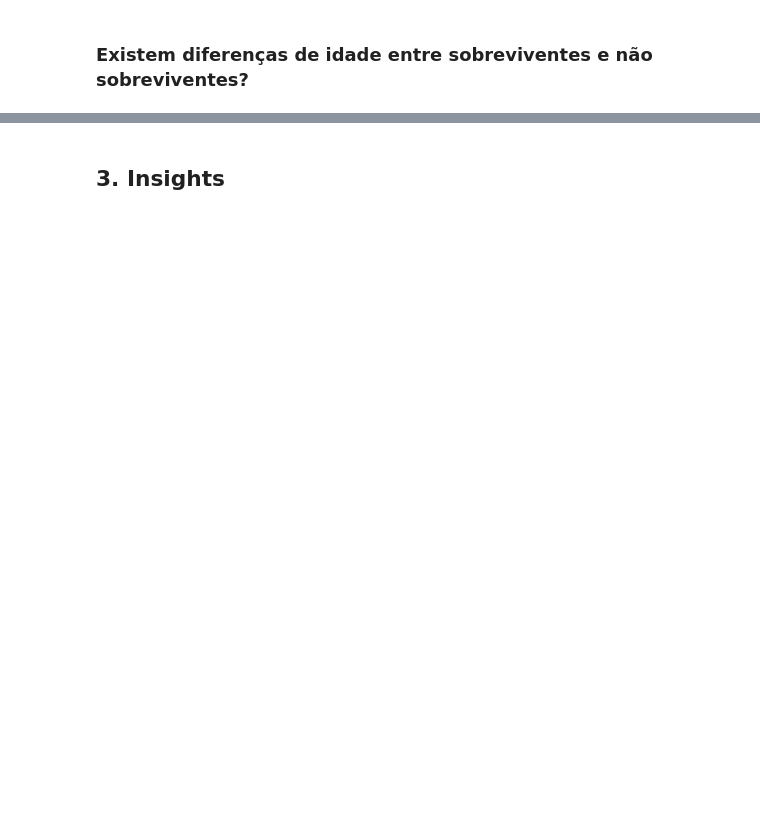
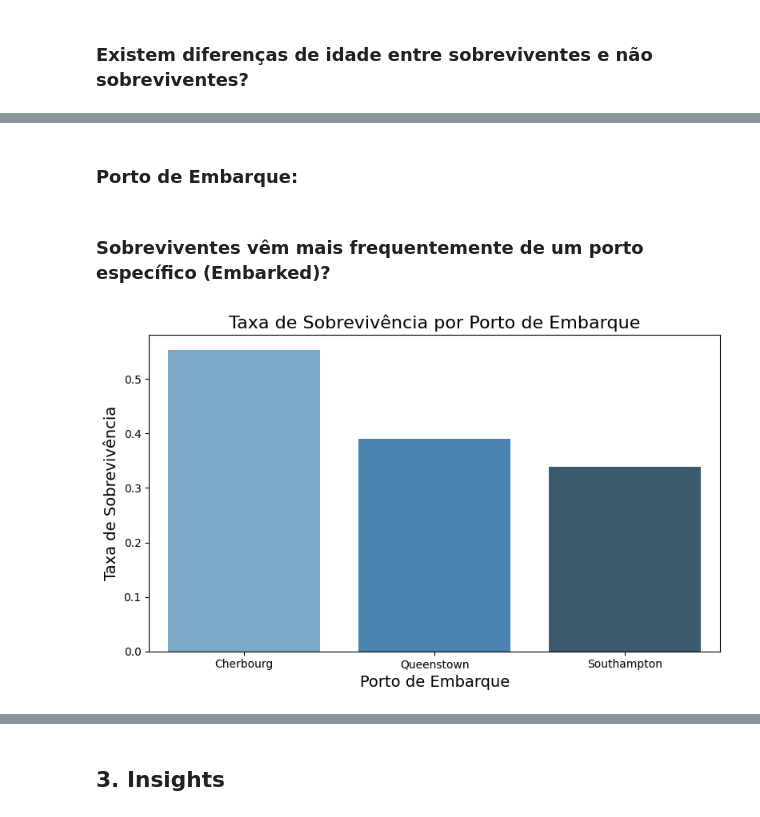
Before and after one commit to Giselz/avanti-bootcamp-cdd, a Jupyter notebook: notebooks/01-exploratory_data_analysis.ipynb, the cells around one changed output, grey strips where cells are left out. Drawn from its saved outputs; the diff is of its cells as text; code cells hidden in the pictures; blank space fills up the shorter version.

```diff
--- a/notebooks/01-exploratory_data_analysis.ipynb
+++ b/notebooks/01-exploratory_data_analysis.ipynb
@@ -421,0 +475,23 @@ plt.show()
+# %% [markdown]
+### Porto de Embarque:
+# %% [markdown]
+### Sobreviventes vêm mais frequentemente de um porto específico (Embarked)?
+# %%
+# Calcular a taxa de sobrevivência por porto de embarque
+sobrevivencia_por_embarque = df.groupby('Embarked')['Survived'].mean()
+
+# Substituir as abreviações pelos nomes completos dos portos
+embarked_names = {'C': 'Cherbourg', 'Q': 'Queenstown', 'S': 'Southampton'}
+sobrevivencia_por_embarque.index = sobrevivencia_por_embarque.index.map(embarked_names)
+
+# Plotar a taxa de sobrevivência por porto de embarque
+plt.figure(figsize=(8, 5))
+sns.barplot(x=sobrevivencia_por_embarque.index, y=sobrevivencia_por_embarque.values, palette='Blues_d')
+plt.title('Taxa de Sobrevivência por Porto de Embarque', fontsize=16)
+plt.xlabel('Porto de Embarque', fontsize=14)
+plt.ylabel('Taxa de Sobrevivência', fontsize=14)
+plt.xticks(rotation=0)
+plt.tight_layout()
+plt.show()
+# %% [output]
+[figure, added]
```
Also changed, not shown: parts of 15 cells of this notebook.
